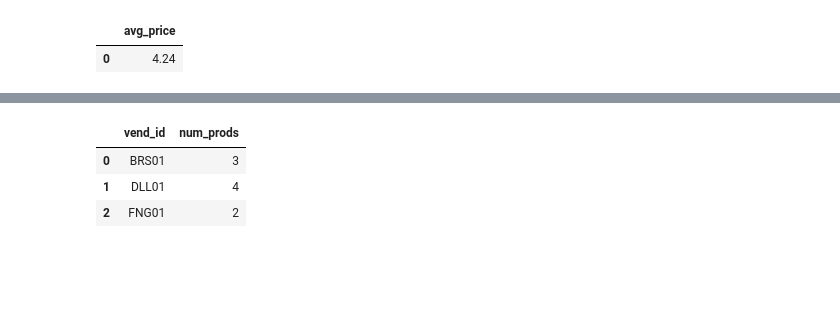
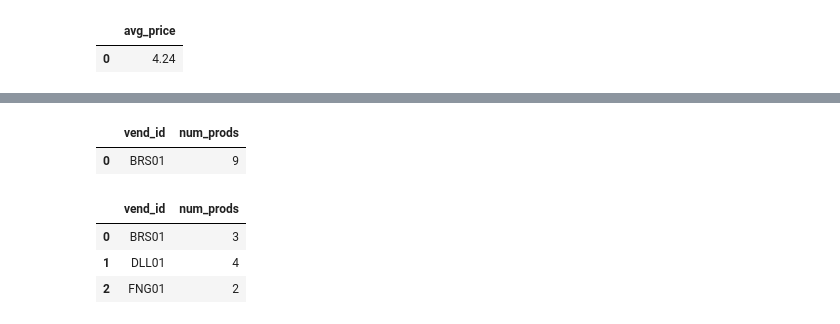
Before and after one commit to alinemati45/mysql_code_leetcode, a Jupyter notebook: Sams Teach Yourself SQL in 10 Minutes Fifth Edition Ben Forta.ipynb, the cells around one changed output, grey strips where cells are left out. Drawn from its saved outputs; the diff is of its cells as text; code cells hidden in the pictures; blank space fills up the shorter version.

```diff
--- a/Sams Teach Yourself SQL in 10 Minutes Fifth Edition Ben Forta.ipynb
+++ b/Sams Teach Yourself SQL in 10 Minutes Fifth Edition Ben Forta.ipynb
@@ -1633,6 +1663,16 @@ WHERE clause conditions (including wildcard conditions and clauses with
 multiple operators). All the techniques and options that you’ve learned about
 WHERE can be applied to HAVING. The syntax is identical; just the keyword is
 different.
+# %%
+query('''
+SELECT vend_id, COUNT(*) AS num_prods
+FROM Products
+
+
+''')
+# %% [output]
+|  | vend_id | num_prods |
+| 0 | BRS01 | 9 |
 # %%
 query('''
 SELECT vend_id, COUNT(*) AS num_prods
```
Also changed, not shown: parts of 4 cells of this notebook.
